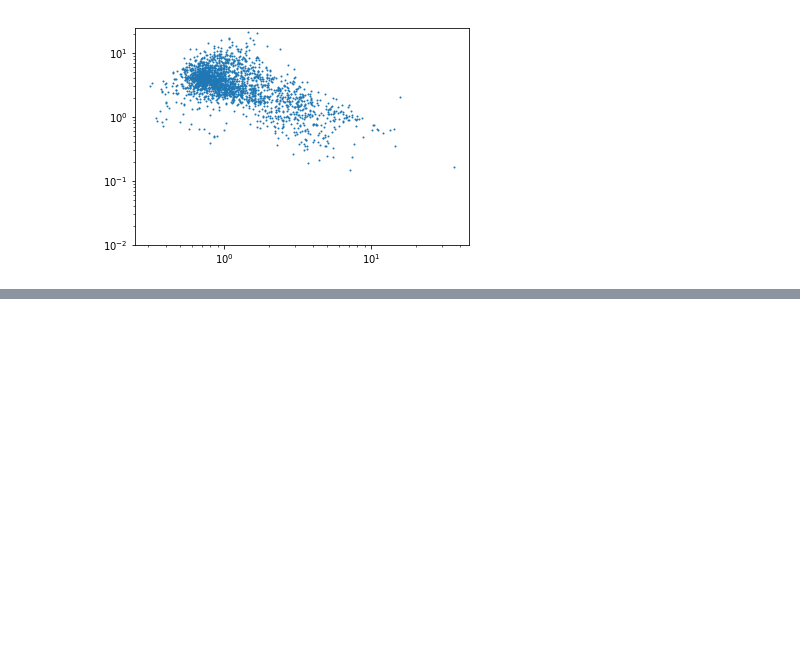
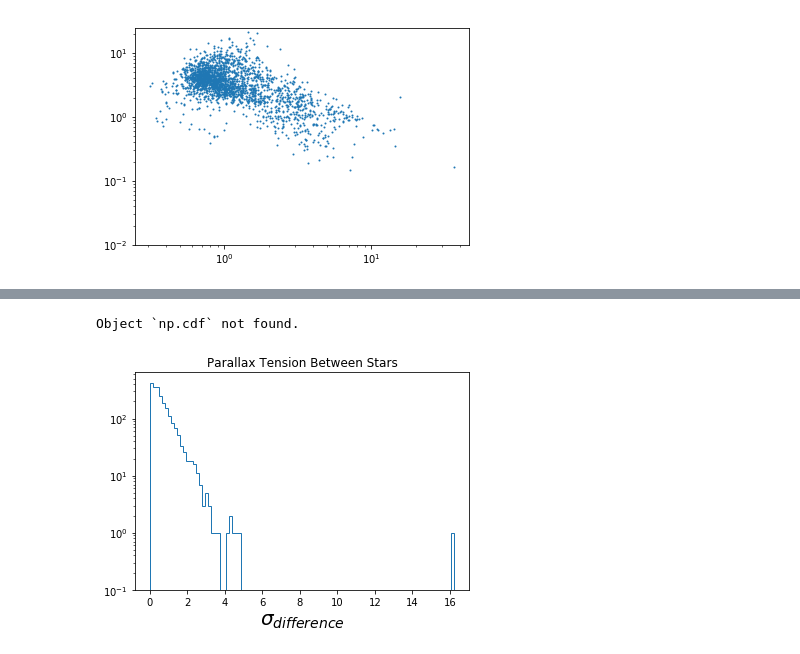
Before and after one commit to andersdot/photoParallax, a Jupyter notebook: asteroseismic.ipynb, the cells around one changed output, grey strips where cells are left out. Saved outputs shown, nothing was run; the diff lists cells and outputs as text; code cells hidden in the pictures; blank space fills up the shorter version.

```diff
--- a/asteroseismic.ipynb
+++ b/asteroseismic.ipynb
@@ -185,0 +196,7 @@ plt.ylim(0.01, 25)
+# %%
+plt.hist(np.abs(blah4['parallax_expectation_value'] - parallax_dir)/np.sqrt(blah4['parallax_variance'] + parallax_dir_err**2.), bins=100, histtype='step', log=True)
+plt.title('Parallax Tension Between Stars')
+plt.xlabel(r'$\sigma_{difference}$', fontsize=20)
+# %% [output]
+Object `np.cdf` not found.
+[figure, added]
```
Also changed, not shown: parts of 29 cells of this notebook, 12 other files.
